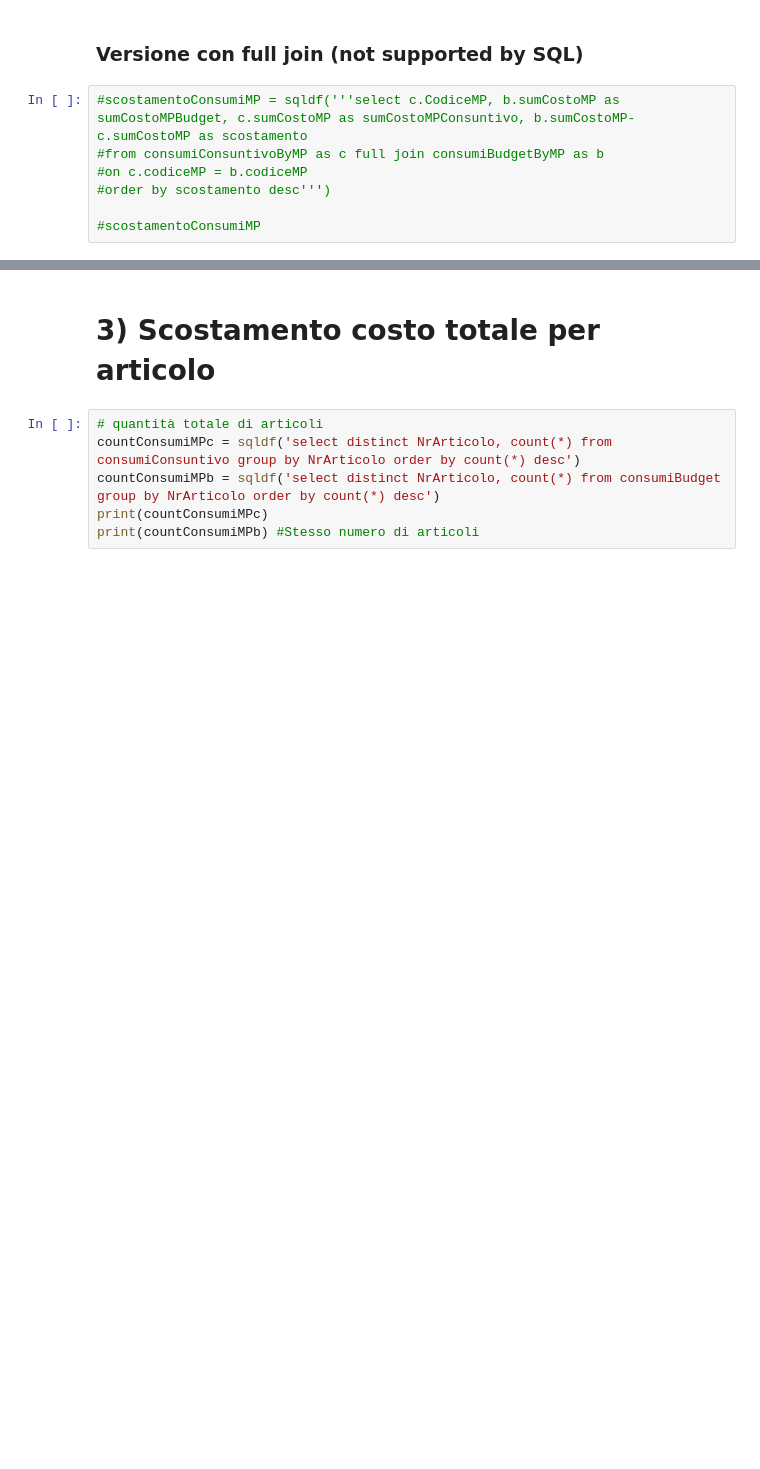
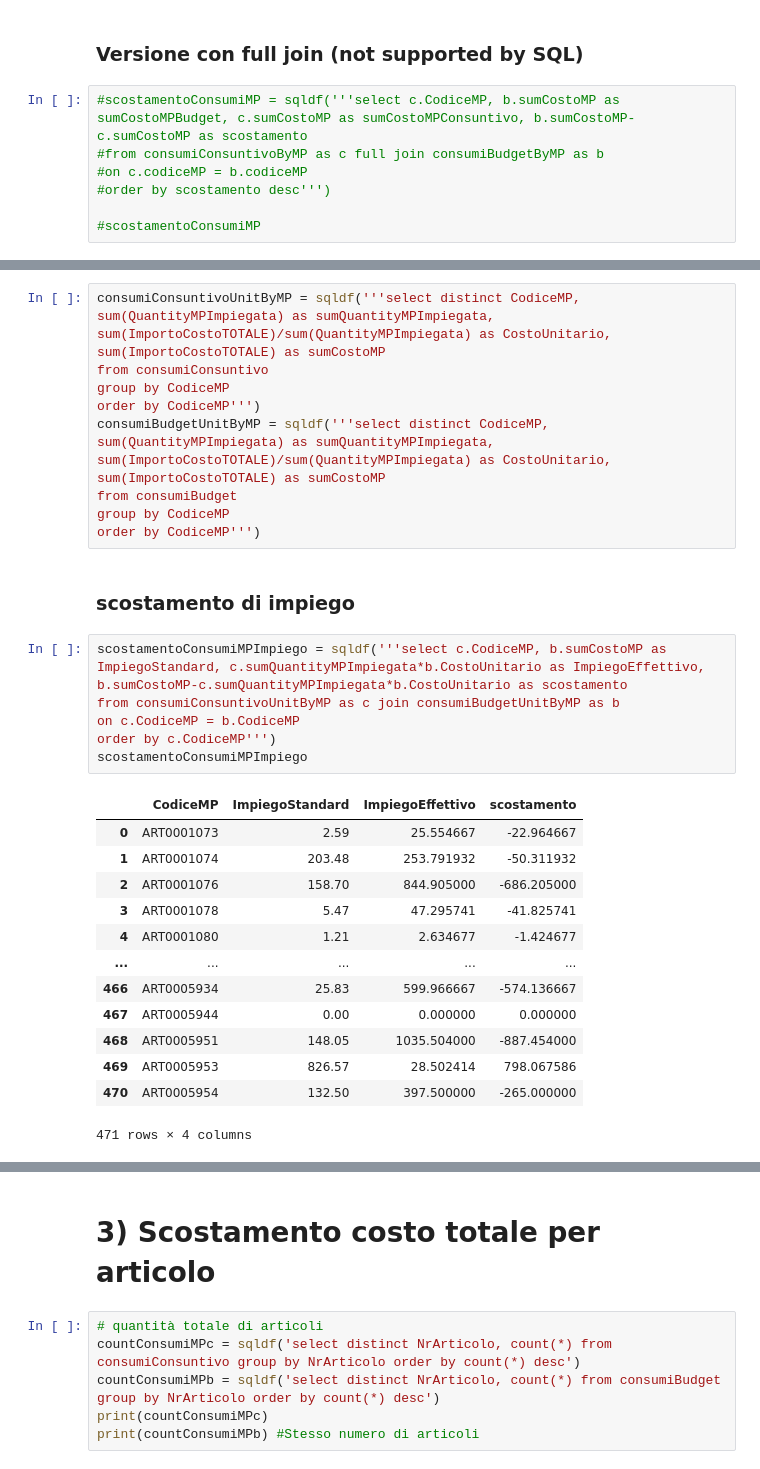
Before and after one commit to VinciGit00/SCGProject, a Jupyter notebook: Datasets/DataElaboration/Granularity.ipynb, the cells around one changed output, grey strips where cells are left out. Saved outputs shown, nothing was run; the diff lists cells and outputs as text; blank space fills up the shorter version.

Commit message:
scostamento impiego e prezzo by codiceMP

```diff
--- a/Datasets/DataElaboration/Granularity.ipynb
+++ b/Datasets/DataElaboration/Granularity.ipynb
@@ -357,0 +367,31 @@ sqldf('select sum (scostamento) from scostamentoConsumiMP') #Considero solo quel
+# %%
+consumiConsuntivoUnitByMP = sqldf('''select distinct CodiceMP, sum(QuantityMPImpiegata) as sumQuantityMPImpiegata, sum(ImportoCostoTOTALE)/sum(QuantityMPImpiegata) as CostoUnitario, sum(ImportoCostoTOTALE) as sumCostoMP
+from consumiConsuntivo
+group by CodiceMP
+order by CodiceMP''')
+consumiBudgetUnitByMP = sqldf('''select distinct CodiceMP, sum(QuantityMPImpiegata) as sumQuantityMPImpiegata, sum(ImportoCostoTOTALE)/sum(QuantityMPImpiegata) as CostoUnitario, sum(ImportoCostoTOTALE) as sumCostoMP
+from consumiBudget
+group by CodiceMP
+order by CodiceMP''')
+# %% [markdown]
+### scostamento di impiego
+# %%
+scostamentoConsumiMPImpiego = sqldf('''select c.CodiceMP, b.sumCostoMP as ImpiegoStandard, c.sumQuantityMPImpiegata*b.CostoUnitario as ImpiegoEffettivo, b.sumCostoMP-c.sumQuantityMPImpiegata*b.CostoUnitario as scostamento
+from consumiConsuntivoUnitByMP as c join consumiBudgetUnitByMP as b
+on c.CodiceMP = b.CodiceMP
+order by c.CodiceMP''')
+scostamentoConsumiMPImpiego
+# %% [output]
+|  | CodiceMP | ImpiegoStandard | ImpiegoEffettivo | scostamento |
+| 0 | ART0001073 | 2.59 | 25.554667 | -22.964667 |
+| 1 | ART0001074 | 203.48 | 253.791932 | -50.311932 |
+| 2 | ART0001076 | 158.70 | 844.905000 | -686.205000 |
+| 3 | ART0001078 | 5.47 | 47.295741 | -41.825741 |
+| 4 | ART0001080 | 1.21 | 2.634677 | -1.424677 |
+| ... | ... | ... | ... | ... |
+| 466 | ART0005934 | 25.83 | 599.966667 | -574.136667 |
+| 467 | ART0005944 | 0.00 | 0.000000 | 0.000000 |
+| 468 | ART0005951 | 148.05 | 1035.504000 | -887.454000 |
+| 469 | ART0005953 | 826.57 | 28.502414 | 798.067586 |
+| 470 | ART0005954 | 132.50 | 397.500000 | -265.000000 |
+471 rows × 4 columns
```
Also changed, not shown: parts of 8 cells of this notebook.
